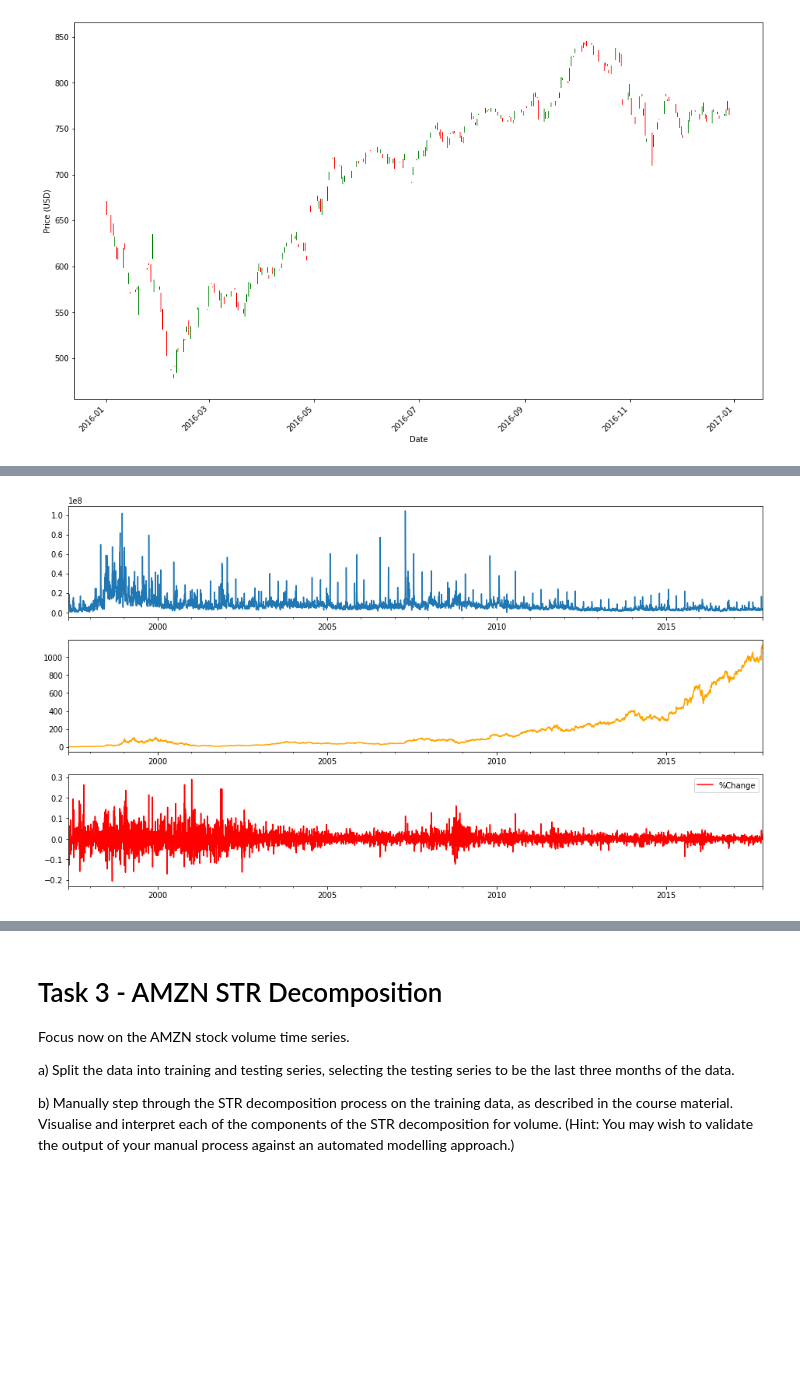
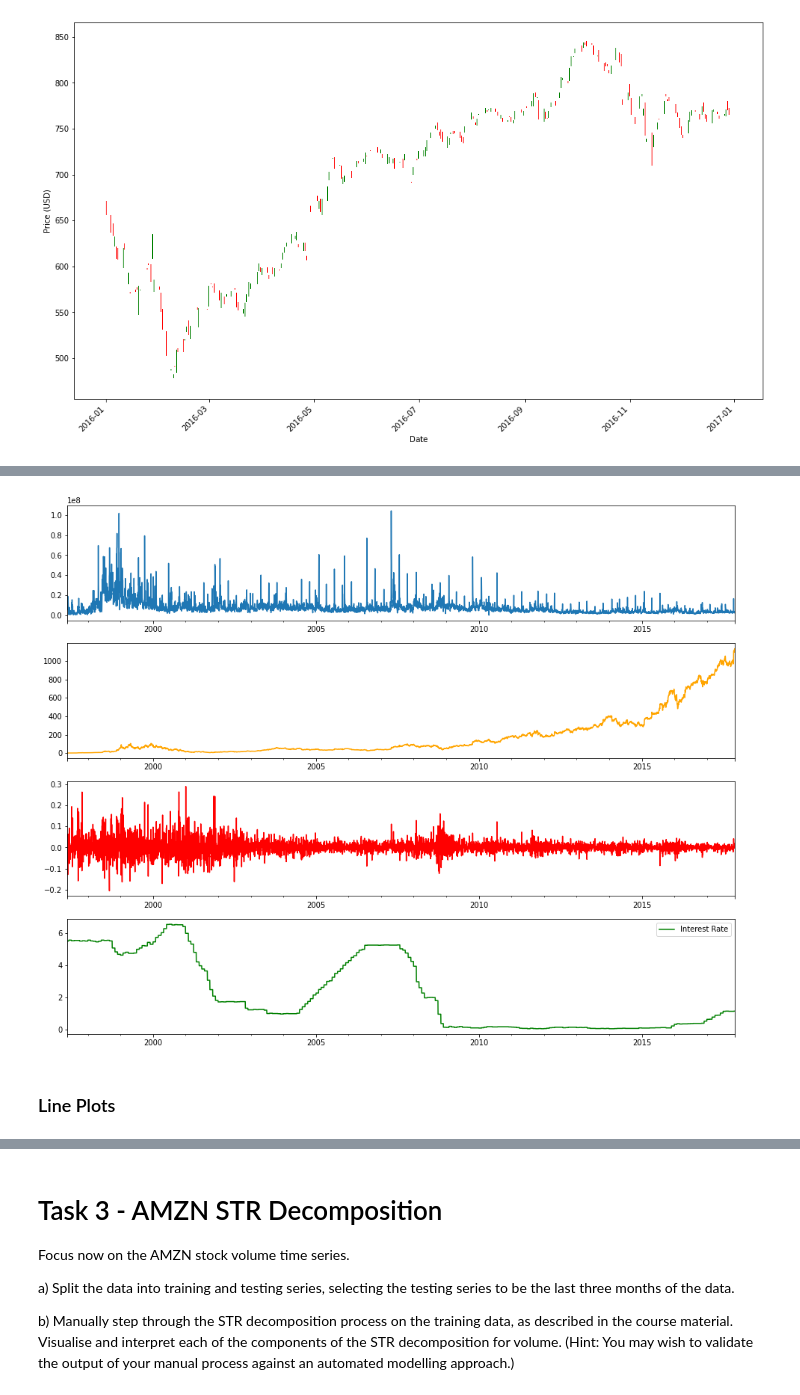
Before and after one commit to JamieKats/data2001-a3, a Jupyter notebook: DATA2001-A3-s4674720.ipynb, the cells around one changed output, grey strips where cells are left out. Saved outputs shown, nothing was run; the diff lists cells and outputs as text; code cells hidden in the pictures; blank space fills up the shorter version.

```diff
--- a/DATA2001-A3-s4674720.ipynb
+++ b/DATA2001-A3-s4674720.ipynb
@@ -253,6 +253,7 @@ TODO
 # %%
 amazon_data['year'] = amazon_data.index.year
 amazon_data['month'] = amazon_data.index.month_name()
+amazon_data['day of month'] = amazon_data.index.to_period('B').day
 amazon_data['day'] = amazon_data.index.day_name()
-amazon_data['day'].head()
+amazon_data
 # %% [output]
@@ -347,12 +478,15 @@ plt.show()
 # %%
 # Plot volume
-fig, ax = plt.subplots(3)
+fig, ax = plt.subplots(4)
 amazon_data["Volume"].plot(label='Volume', ax=ax[0])
 amazon_data["Close"].plot(color='orange', label='Close', ax=ax[1])
 amazon_data["%Change"].plot(color='red', label='%Change', ax=ax[2])
-fig.set_size_inches((16, 9))
+amazon_data["Interest Rate"].plot(color='green', label='Interest Rate', ax=ax[3])
+fig.set_size_inches((16, 13))
 plt.legend()
 plt.show()
 # %% [output]
-[figure, old version]
+[figure, new version]
+# %% [markdown]
+### Line Plots
 # %%
```
Also changed, not shown: parts of 79 cells of this notebook.
